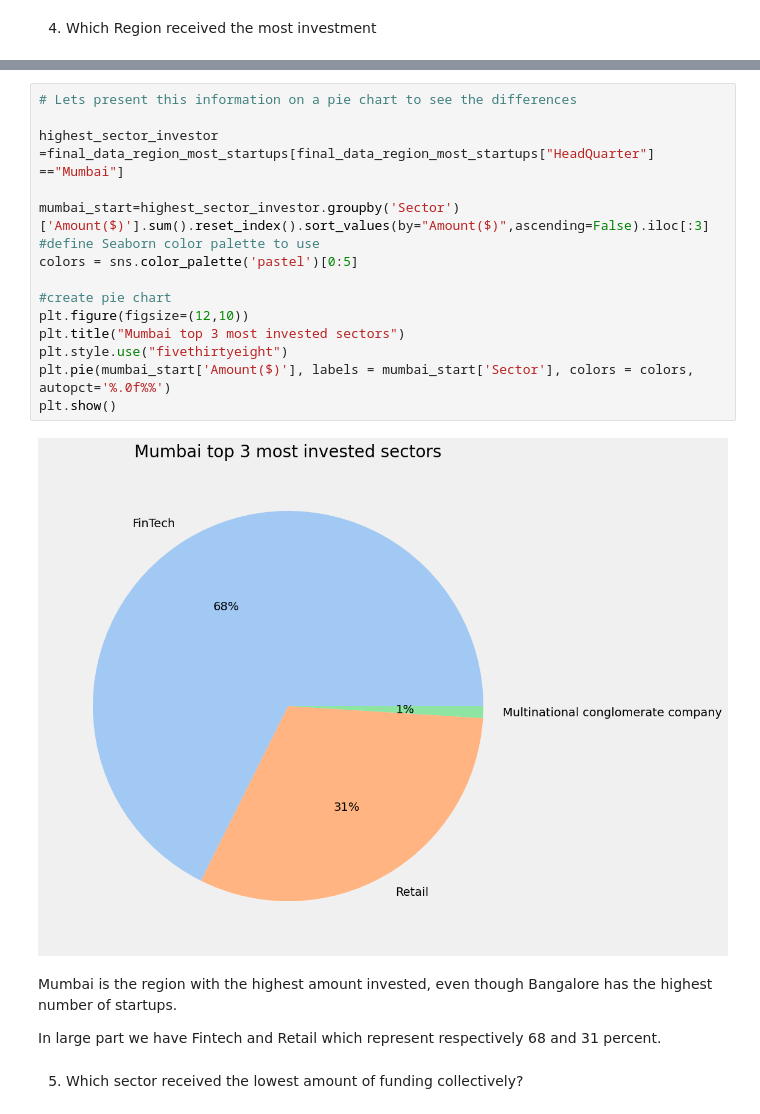
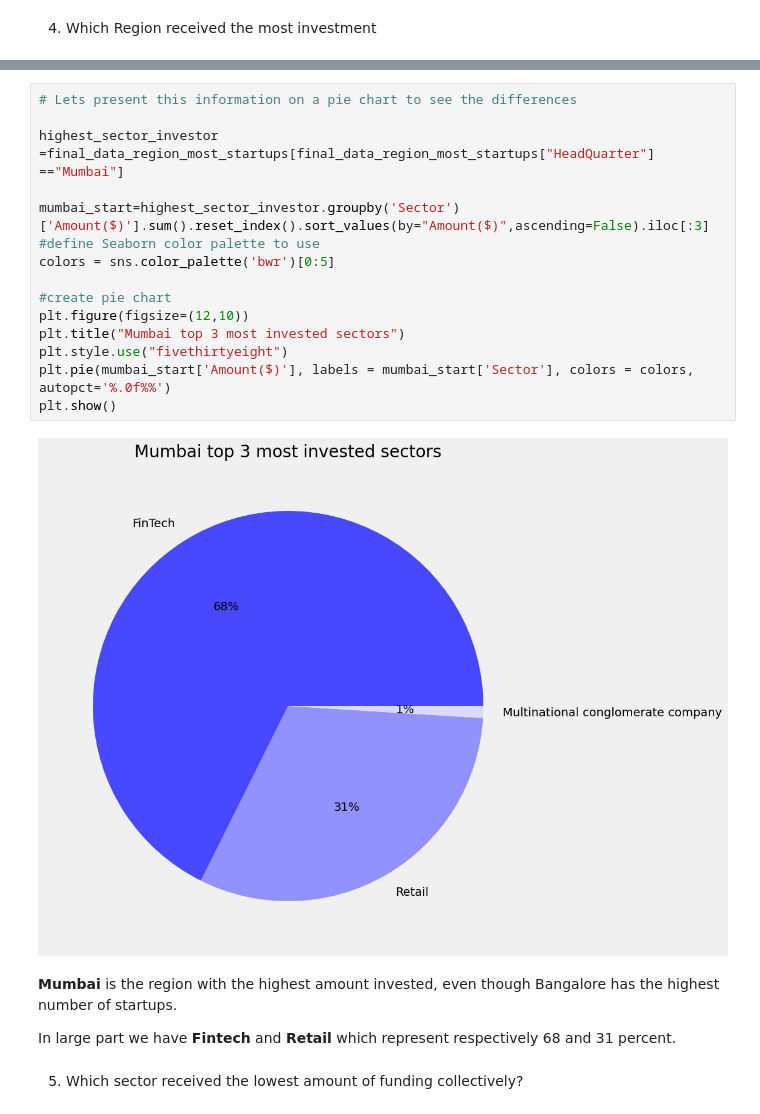
Before and after one commit to Azie88/Beginner-Data-Analysis, a Jupyter notebook: Project_notebook.ipynb, the cells around one changed output, grey strips where cells are left out. Cells and saved outputs as stored; diff of their text form.

```diff
--- a/Project_notebook.ipynb
+++ b/Project_notebook.ipynb
@@ -1915,24 +1905,24 @@ final_data_region_most_startups[final_data_region_most_startups["HeadQuarter"] =
 # %%
 # Lets present this information on a pie chart to see the differences
 
 highest_sector_investor =final_data_region_most_startups[final_data_region_most_startups["HeadQuarter"] =="Mumbai"]
 
 mumbai_start=highest_sector_investor.groupby('Sector')['Amount($)'].sum().reset_index().sort_values(by="Amount($)",ascending=False).iloc[:3]
 #define Seaborn color palette to use
-colors = sns.color_palette('pastel')[0:5]
+colors = sns.color_palette('bwr')[0:5]
 
 #create pie chart
 plt.figure(figsize=(12,10))
 plt.title("Mumbai top 3 most invested sectors")
 plt.style.use("fivethirtyeight")
 plt.pie(mumbai_start['Amount($)'], labels = mumbai_start['Sector'], colors = colors, autopct='%.0f%%')
 plt.show()
 # %% [output]
-[figure, old version]
+[figure, new version]
 # %% [markdown]
-Mumbai is the region with the highest amount invested, even though Bangalore has the highest number of startups.
+**Mumbai** is the region with the highest amount invested, even though Bangalore has the highest number of startups.
 
-In large part we have Fintech and Retail which represent respectively 68 and 31 percent.
+In large part we have **Fintech** and **Retail** which represent respectively 68 and 31 percent.
 # %% [markdown]
 5. Which sector received the lowest amount of funding collectively?
 # %%
```
Also changed, not shown: parts of 34 cells of this notebook.
